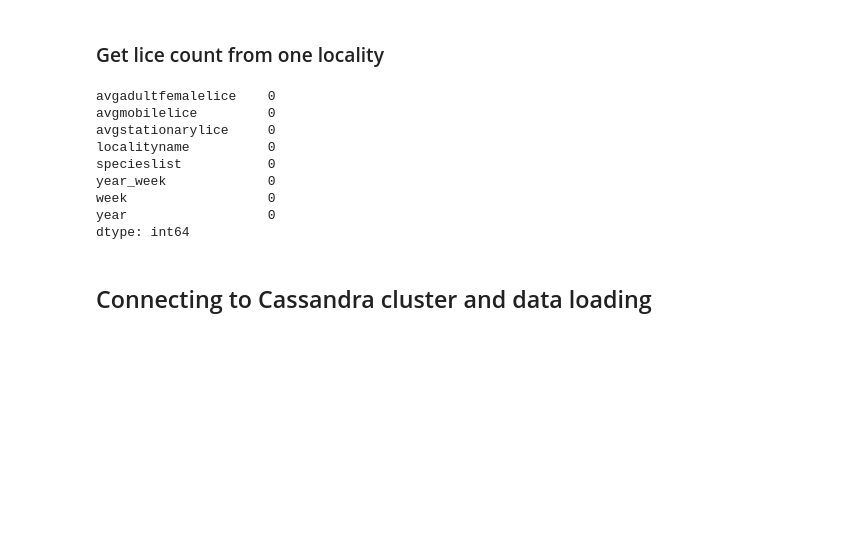
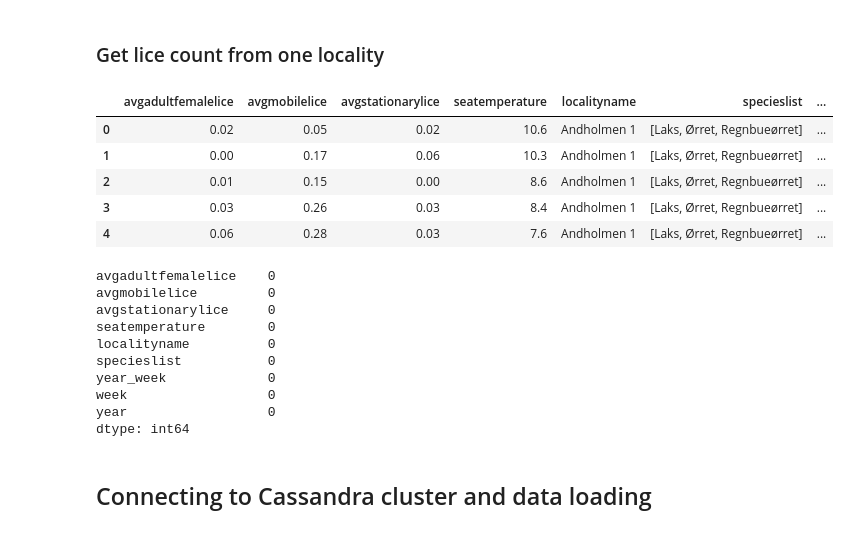
Before and after one commit to ivholmlu/D2D, a Jupyter notebook: Data_Sources.ipynb, the cells around one changed output. Saved outputs shown, nothing was run; the diff lists cells and outputs as text; code cells hidden in the pictures; blank space fills up the shorter version.

```diff
--- a/Data_Sources.ipynb
+++ b/Data_Sources.ipynb
@@ -202,7 +202,7 @@ def get_detailed_week(token, year, week, localityId):
   response.raise_for_status()
   return response.json()
 # %%
-def extract_columns_from_json(json_data, desired_columns=['avgAdultFemaleLice', 'avgMobileLice', 'avgStationaryLice', 'localityName', 'speciesList']):
+def extract_columns_from_json(json_data, desired_columns=['avgAdultFemaleLice', 'avgMobileLice', 'avgStationaryLice', 'localityName', 'speciesList', 'seaTemperature']):
     """
     Extract specified columns from a JSON input and create a DataFrame.
 
@@ -212,7 +212,7 @@ def extract_columns_from_json(json_data, desired_columns=['avgAdultFemaleLice',
     """
     # Extract columns from 'localityWeek' if they exist
     locality_week_data = json_data.get('localityWeek', {})
-    locality_week_columns = {col: locality_week_data.get(col) for col in ['avgAdultFemaleLice', 'avgMobileLice', 'avgStationaryLice']}
+    locality_week_columns = {col: locality_week_data.get(col) for col in ['avgAdultFemaleLice', 'avgMobileLice', 'avgStationaryLice', 'seaTemperature']}
 
     # Extract 'speciesList' from 'aquaCultureRegister' if it exists
     aqua_culture_register_data = json_data.get('aquaCultureRegister', {})
@@ -223,6 +223,7 @@ def extract_columns_from_json(json_data, desired_columns=['avgAdultFemaleLice',
         'avgAdultFemaleLice': locality_week_columns.get('avgAdultFemaleLice'),
         'avgMobileLice': locality_week_columns.get('avgMobileLice'),
         'avgStationaryLice': locality_week_columns.get('avgStationaryLice'),
+        'seaTemperature': locality_week_columns.get('seaTemperature'),
         'localityName': json_data.get('localityName'),
         'speciesList': species_list
     }
@@ -263,6 +264,15 @@ lice_counts = get_lice_counts(token, weeks_df)
 # %%
 # Convert all column names to lower case
 lice_counts.columns = lice_counts.columns.str.lower()
+# %%
+lice_counts.head()
+# %% [output]
+|  | avgadultfemalelice | avgmobilelice | avgstationarylice | seatemperature | localityname | specieslist | ... |
+| 0 | 0.02 | 0.05 | 0.02 | 10.6 | Andholmen 1 | [Laks, Ørret, Regnbueørret] | ... |
+| 1 | 0.00 | 0.17 | 0.06 | 10.3 | Andholmen 1 | [Laks, Ørret, Regnbueørret] | ... |
+| 2 | 0.01 | 0.15 | 0.00 | 8.6 | Andholmen 1 | [Laks, Ørret, Regnbueørret] | ... |
+| 3 | 0.03 | 0.26 | 0.03 | 8.4 | Andholmen 1 | [Laks, Ørret, Regnbueørret] | ... |
+| 4 | 0.06 | 0.28 | 0.03 | 7.6 | Andholmen 1 | [Laks, Ørret, Regnbueørret] | ... |
 # %%
 # Make df to csv
 lice_counts.to_csv('Data/lice_counts.csv', index=False)
@@ -273,6 +283,7 @@ lice_counts.isna().sum()
 avgadultfemalelice    0
 avgmobilelice         0
 avgstationarylice     0
+seatemperature        0
 localityname          0
 specieslist           0
 year_week             0
```
Also changed, not shown: parts of 8 cells of this notebook, 6 other files.
